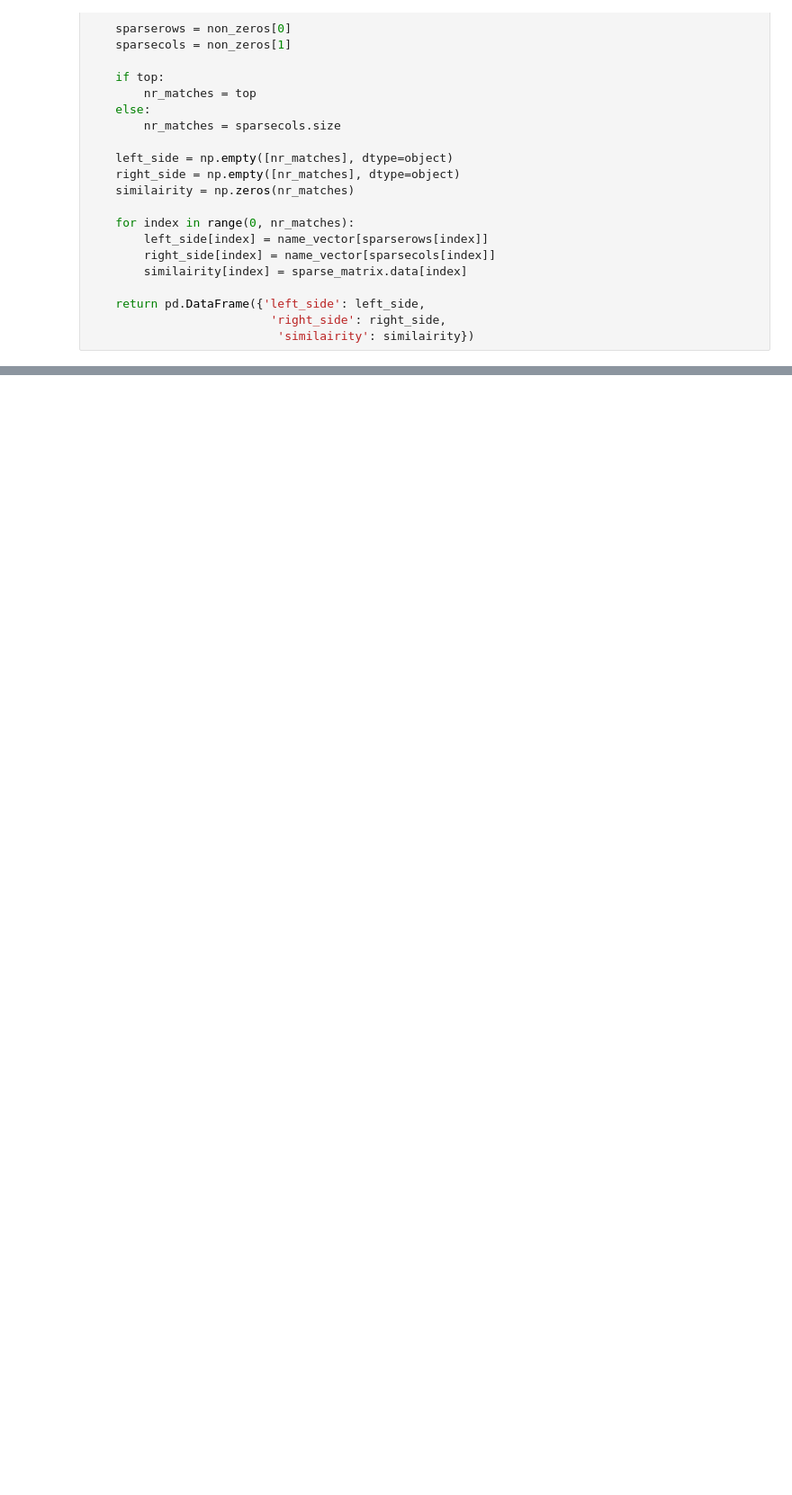
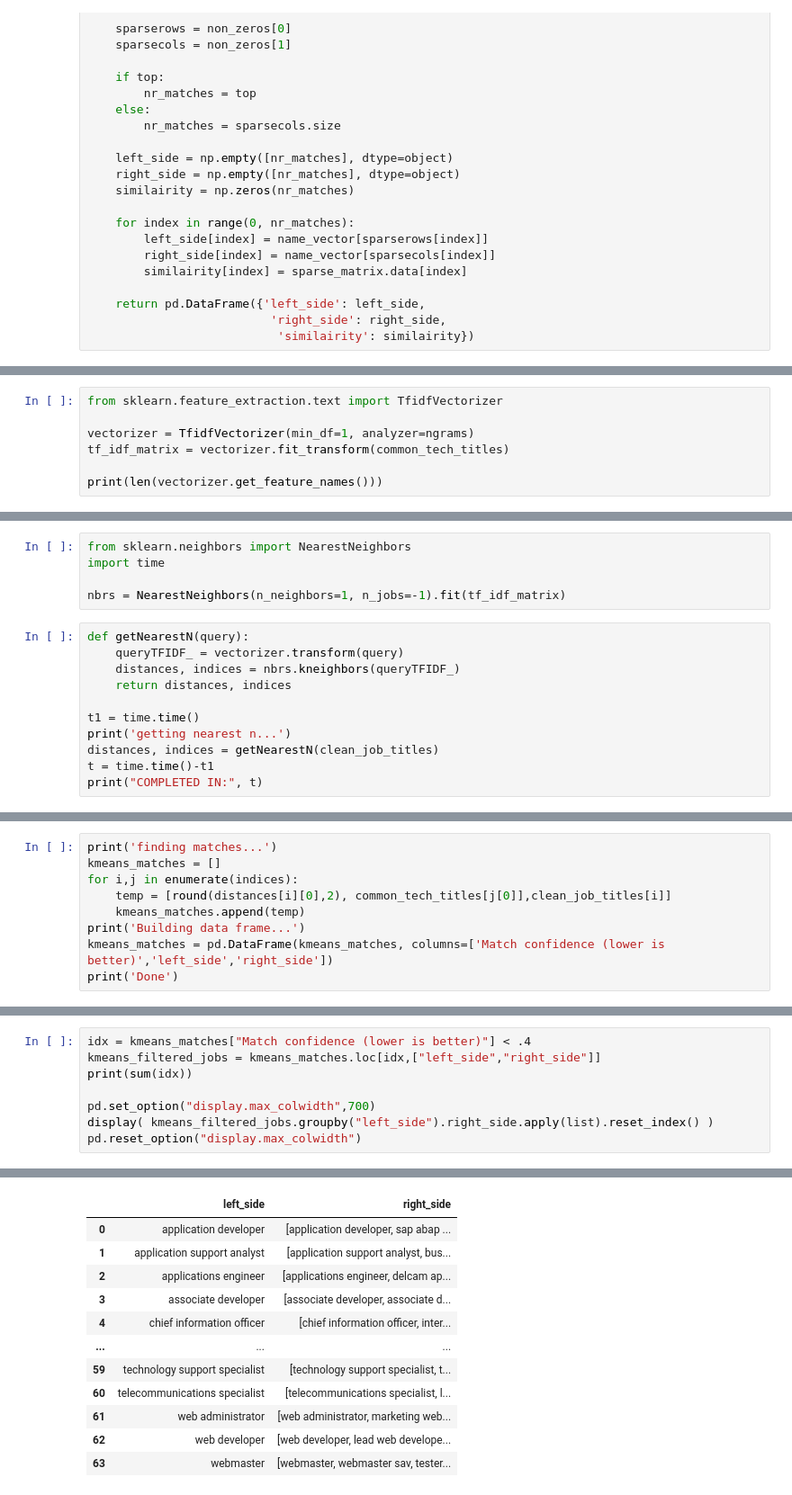
Before and after one commit to toadies/smu-ds-opinion-mining-co-reviews, a Jupyter notebook: notebooks/Section 2 - 2 - Job Titles - N-Gram and TFIDF.ipynb, the cells around one changed output, grey strips where cells are left out. Shown: that part at 90% size. Cells and saved outputs as stored; diff of their text form; blank space fills up the shorter version.

```diff
--- a/notebooks/Section 2 - 2 - Job Titles - N-Gram and TFIDF.ipynb
+++ b/notebooks/Section 2 - 2 - Job Titles - N-Gram and TFIDF.ipynb
@@ -205,0 +240,7 @@ sum(reviews.clean_job_title.isin(filtered_jobs.right_side.tolist()))
+# %%
+from sklearn.feature_extraction.text import TfidfVectorizer
+
+vectorizer = TfidfVectorizer(min_df=1, analyzer=ngrams)
+tf_idf_matrix = vectorizer.fit_transform(common_tech_titles)
+
+print(len(vectorizer.get_feature_names()))
@@ -205,0 +249,16 @@ sum(reviews.clean_job_title.isin(filtered_jobs.right_side.tolist()))
+# %%
+from sklearn.neighbors import NearestNeighbors
+import time
+
+nbrs = NearestNeighbors(n_neighbors=1, n_jobs=-1).fit(tf_idf_matrix)
+# %%
+def getNearestN(query):
+    queryTFIDF_ = vectorizer.transform(query)
+    distances, indices = nbrs.kneighbors(queryTFIDF_)
+    return distances, indices
+
+t1 = time.time()
+print('getting nearest n...')
+distances, indices = getNearestN(clean_job_titles)
+t = time.time()-t1
+print("COMPLETED IN:", t)
@@ -205,0 +268,9 @@ sum(reviews.clean_job_title.isin(filtered_jobs.right_side.tolist()))
+# %%
+print('finding matches...')
+kmeans_matches = []
+for i,j in enumerate(indices):
+    temp = [round(distances[i][0],2), common_tech_titles[j[0]],clean_job_titles[i]]
+    kmeans_matches.append(temp)
+print('Building data frame...')
+kmeans_matches = pd.DataFrame(kmeans_matches, columns=['Match confidence (lower is better)','left_side','right_side'])
+print('Done')
@@ -205,0 +281,9 @@ sum(reviews.clean_job_title.isin(filtered_jobs.right_side.tolist()))
+# %%
+idx = kmeans_matches["Match confidence (lower is better)"] < .4
+kmeans_filtered_jobs = kmeans_matches.loc[idx,["left_side","right_side"]]
+print(sum(idx))
+
+pd.set_option("display.max_colwidth",700)
+display( kmeans_filtered_jobs.groupby("left_side").right_side.apply(list).reset_index() )
+pd.reset_option("display.max_colwidth")
+# %% [output]
@@ -205,0 +291,12 @@ sum(reviews.clean_job_title.isin(filtered_jobs.right_side.tolist()))
+|  | left_side | right_side |
+| 0 | application developer | [application developer, sap abap ... |
+| 1 | application support analyst | [application support analyst, bus... |
+| 2 | applications engineer | [applications engineer, delcam ap... |
+| 3 | associate developer | [associate developer, associate d... |
+| 4 | chief information officer | [chief information officer, inter... |
+| ... | ... | ... |
+| 59 | technology support specialist | [technology support specialist, t... |
+| 60 | telecommunications specialist | [telecommunications specialist, l... |
+| 61 | web administrator | [web administrator, marketing web... |
+| 62 | web developer | [web developer, lead web develope... |
+| 63 | webmaster | [webmaster, webmaster sav, tester... |
```
Also changed, not shown: parts of 29 cells of this notebook, 3 other files.
